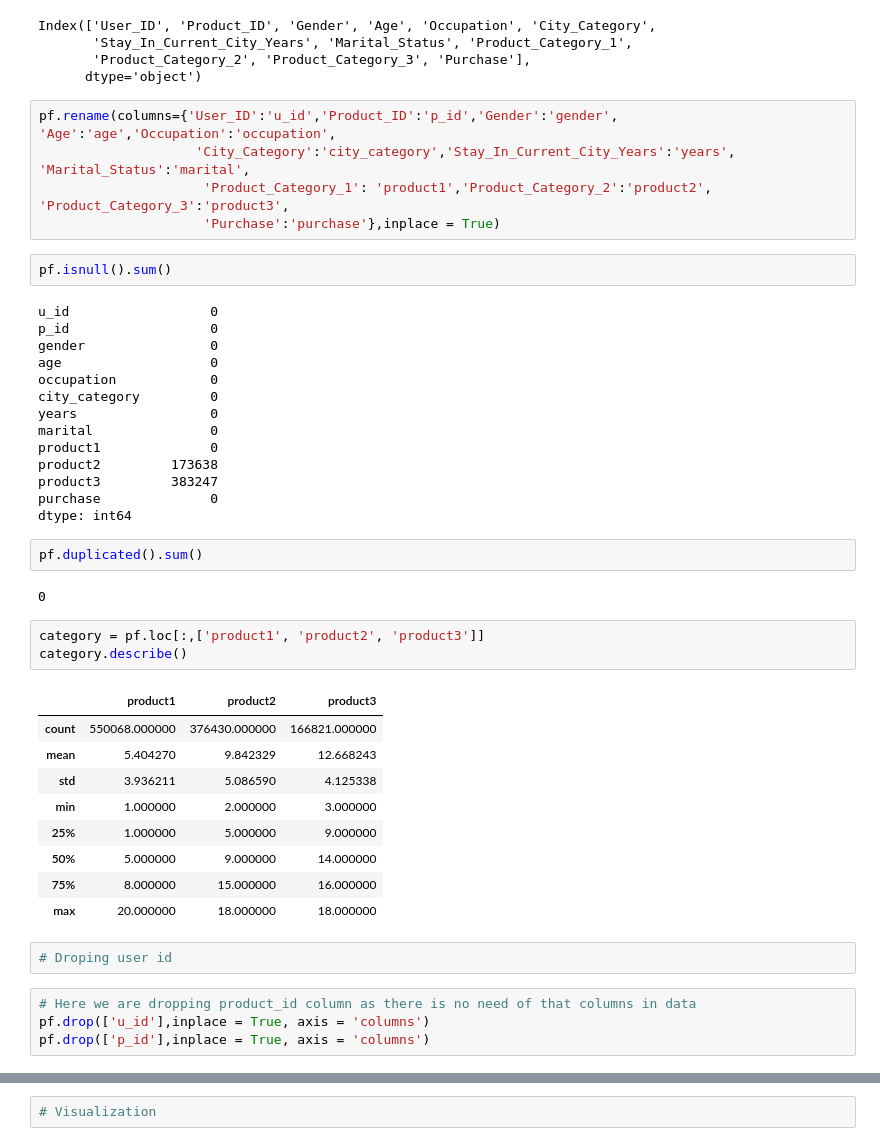
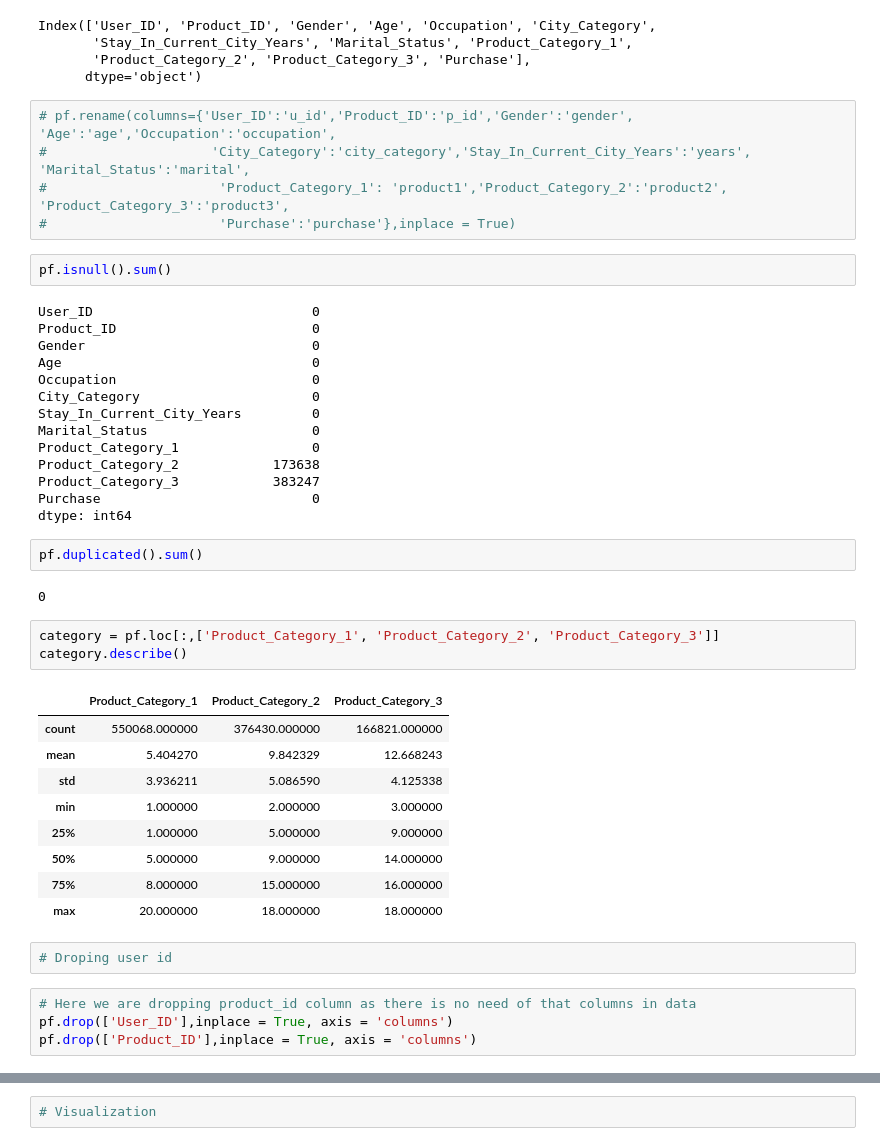
Before and after one commit to shubham9875/EDAProjectFinal, a Jupyter notebook: EDAProjectFinal.ipynb, the cells around one changed output, grey strips where cells are left out. Cells and saved outputs as stored; diff of their text form.

```diff
--- a/EDAProjectFinal.ipynb
+++ b/EDAProjectFinal.ipynb
@@ -75,35 +77,35 @@ Index(['User_ID', 'Product_ID', 'Gender', 'Age', 'Occupation', 'City_Category',
        'Product_Category_2', 'Product_Category_3', 'Purchase'],
       dtype='object')
 # %%
-pf.rename(columns={'User_ID':'u_id','Product_ID':'p_id','Gender':'gender', 'Age':'age','Occupation':'occupation',
-                    'City_Category':'city_category','Stay_In_Current_City_Years':'years', 'Marital_Status':'marital',
-                     'Product_Category_1': 'product1','Product_Category_2':'product2', 'Product_Category_3':'product3',
-                     'Purchase':'purchase'},inplace = True)
+# pf.rename(columns={'User_ID':'u_id','Product_ID':'p_id','Gender':'gender', 'Age':'age','Occupation':'occupation',
+#                     'City_Category':'city_category','Stay_In_Current_City_Years':'years', 'Marital_Status':'marital',
+#                      'Product_Category_1': 'product1','Product_Category_2':'product2', 'Product_Category_3':'product3',
+#                      'Purchase':'purchase'},inplace = True)
 # %%
 pf.isnull().sum()
 # %% [output]
-u_id                  0
-p_id                  0
-gender                0
-age                   0
-occupation            0
-city_category         0
-years                 0
-marital               0
-product1              0
-product2         173638
-product3         383247
-purchase              0
+User_ID                            0
+Product_ID                         0
+Gender                             0
+Age                                0
+Occupation                         0
+City_Category                      0
+Stay_In_Current_City_Years         0
+Marital_Status                     0
+Product_Category_1                 0
+Product_Category_2            173638
+Product_Category_3            383247
+Purchase                           0
 dtype: int64
 # %%
 pf.duplicated().sum()
 # %% [output]
 0
 # %%
-category = pf.loc[:,['product1', 'product2', 'product3']]
+category = pf.loc[:,['Product_Category_1', 'Product_Category_2', 'Product_Category_3']]
 category.describe()
 # %% [output]
-|  | product1 | product2 | product3 |
+|  | Product_Category_1 | Product_Category_2 | Product_Category_3 |
 | count | 550068.000000 | 376430.000000 | 166821.000000 |
 | mean | 5.404270 | 9.842329 | 12.668243 |
 | std | 3.936211 | 5.086590 | 4.125338 |
@@ -116,8 +118,8 @@ category.describe()
 # Droping user id
 # %%
 # Here we are dropping product_id column as there is no need of that columns in data
-pf.drop(['u_id'],inplace = True, axis = 'columns')
-pf.drop(['p_id'],inplace = True, axis = 'columns')
+pf.drop(['User_ID'],inplace = True, axis = 'columns')
+pf.drop(['Product_ID'],inplace = True, axis = 'columns')
 # %%
 pf.head()
 # %% [output]
```
Also changed, not shown: parts of 31 cells of this notebook.
